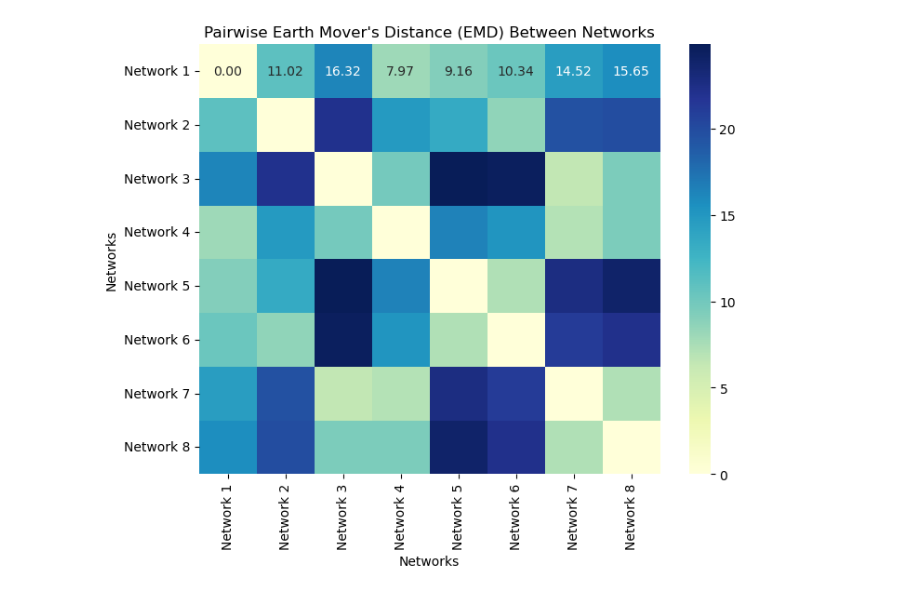
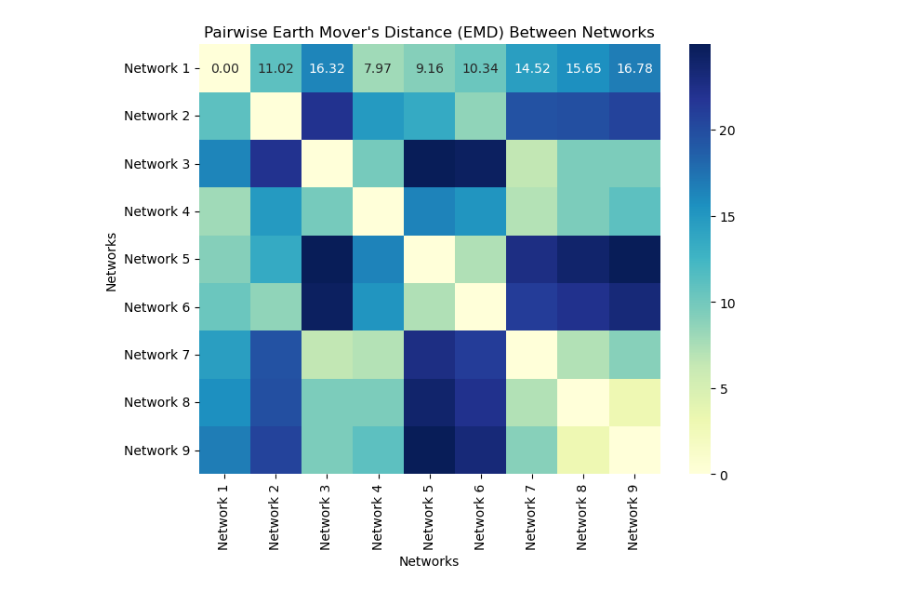
Before and after one commit to gianmarcoferrara/ComplexNetworksProject, a Jupyter notebook: EMD_Matrix.ipynb, the cells around one changed output. Saved outputs shown, nothing was run; the diff lists cells and outputs as text; code cells hidden in the pictures.

Commit message:
Network Analysis

```diff
--- a/EMD_Matrix.ipynb
+++ b/EMD_Matrix.ipynb
@@ -11,32 +11,33 @@ file_paths = [
     '/Users/gianmarcoferrara/ComplexNetworksProject/degree_differences_2.csv',
     '/Users/gianmarcoferrara/ComplexNetworksProject/degree_differences_3.csv',
     '/Users/gianmarcoferrara/ComplexNetworksProject/degree_differences_4.csv',
     '/Users/gianmarcoferrara/ComplexNetworksProject/degree_differences_5.csv',
     '/Users/gianmarcoferrara/ComplexNetworksProject/degree_differences_6.csv',
     '/Users/gianmarcoferrara/ComplexNetworksProject/degree_differences_7.csv',
-    '/Users/gianmarcoferrara/ComplexNetworksProject/degree_differences_8.csv'
+    '/Users/gianmarcoferrara/ComplexNetworksProject/degree_differences_8.csv',
+    '/Users/gianmarcoferrara/ComplexNetworksProject/degree_differences_9.csv'
 ]
 
 # Load each distribution into a list
 distributions = [pd.read_csv(file_path)['Degree_Difference'] for file_path in file_paths]
 
 # Initialize an empty matrix to store EMD values
 num_distributions = len(distributions)
 emd_matrix = np.zeros((num_distributions, num_distributions))
 
 # Compute pairwise EMD
 for i in range(num_distributions):
     for j in range(num_distributions):
         emd_matrix[i, j] = wasserstein_distance(distributions[i], distributions[j])
 
 # Create a heatmap
 plt.figure(figsize=(8, 6))
 sns.heatmap(emd_matrix, annot=True, fmt=".2f", cmap="YlGnBu",
             xticklabels=[f'Network {i+1}' for i in range(num_distributions)],
             yticklabels=[f'Network {i+1}' for i in range(num_distributions)])
 plt.title("Pairwise Earth Mover's Distance (EMD) Between Networks")
 plt.xlabel("Networks")
 plt.ylabel("Networks")
 plt.show()
 # %% [output]
-[figure, old version]
+[figure, new version]
```
Also changed, not shown: 13 other files.
